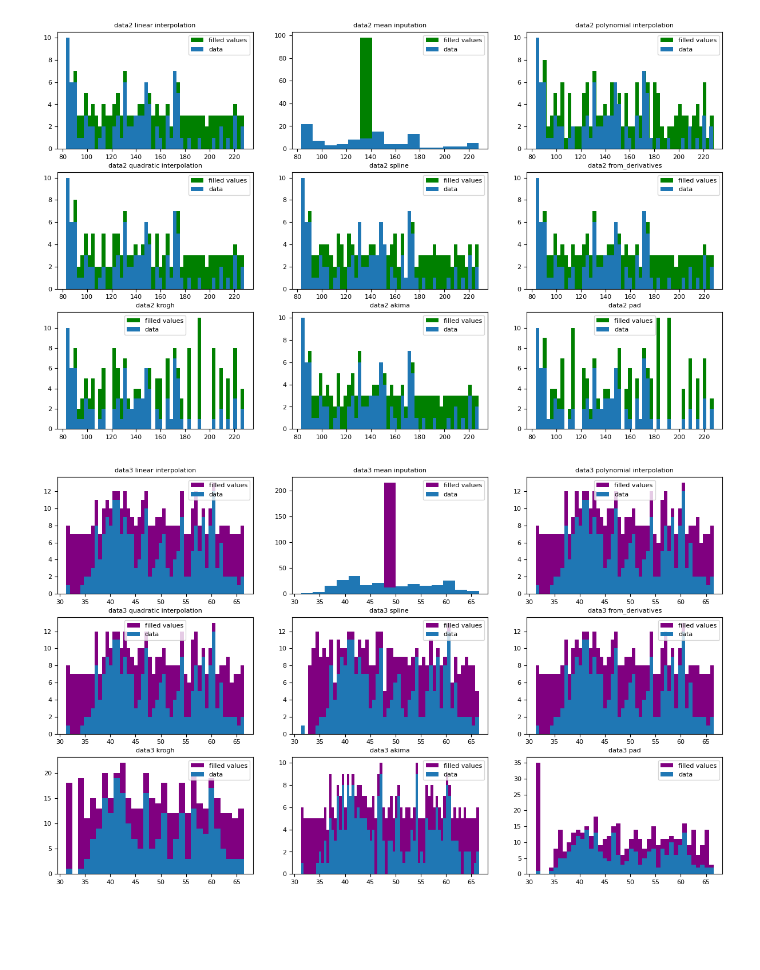
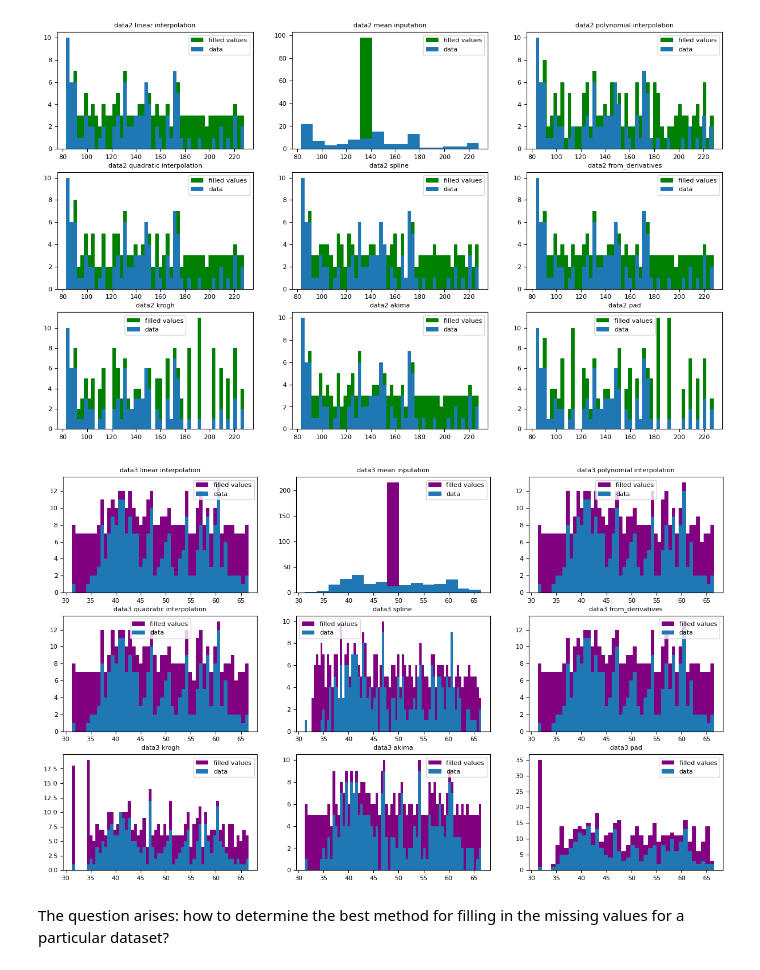
Before and after one commit to al3xkras/MathematicalStatistics-PG, a Jupyter notebook: Project4/Project4.ipynb, the cells around one changed output. Drawn from its saved outputs; the diff is of its cells as text; code cells hidden in the pictures; blank space fills up the shorter version.

```diff
--- a/Project4/Project4.ipynb
+++ b/Project4/Project4.ipynb
@@ -346,18 +339,20 @@ plot_mvals_fill_methods(data2missing,figsize=(15,9),title='data2 ',fontsize=8,ad
 # %%
 c="purple"
 plot_mvals_fill_methods(data3missing,figsize=(15,9),title='data3 ',fontsize=8,additional_args={
     3:{'order':2},
     5:{'order':3}
 },hist_args={
     1:{"color":c,"bins":50},
     2:{"color":c,"bins":15},
     3:{"color":c,"bins":50},
     4:{"color":c,"bins":50},
-    5:{"color":c,"bins":50},
+    5:{"color":c,"bins":80},
     6:{"color":c,"bins":50},
-    7:{"color":c,"bins":30},
+    7:{"color":c,"bins":60},
     8:{"color":c,"bins":70},
     9:{"color":c,"bins":40},
 })
 # %% [output]
-[figure, old version]
+[figure, new version]
+# %% [markdown]
+The question arises: how to determine the best method for filling in the missing values for a particular dataset?
```
Also changed, not shown: parts of 29 cells of this notebook.
